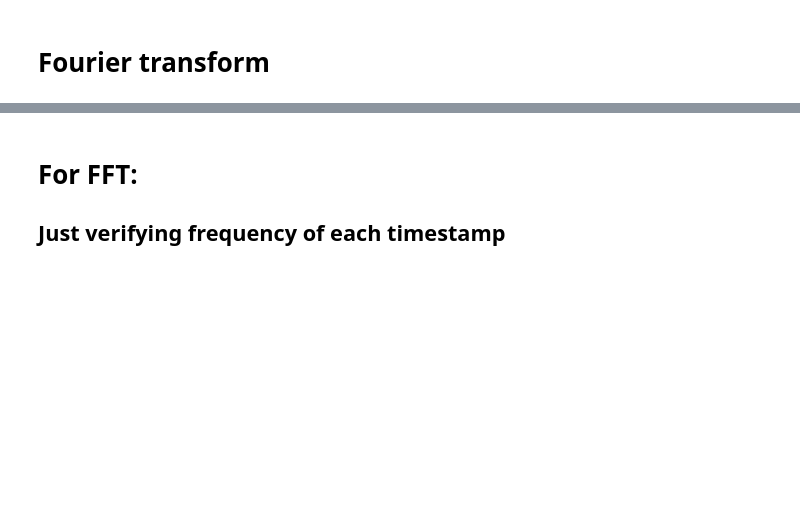
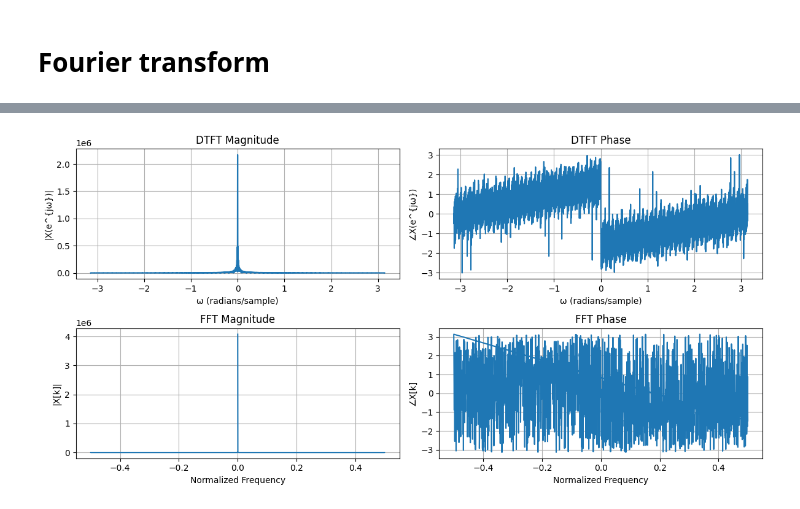
Before and after one commit to SamyakSS83/paradis-island-imckechode, a Jupyter notebook: Round_1/Algorithmic_trading/data_bottle_analysis.ipynb, the cells around one changed output, grey strips where cells are left out. Drawn from its saved outputs; the diff is of its cells as text; code cells hidden in the pictures; blank space fills up the shorter version.

Commit message:
Thus, no significant periodic pattern observed in squid ink

```diff
--- a/Round_1/Algorithmic_trading/data_bottle_analysis.ipynb
+++ b/Round_1/Algorithmic_trading/data_bottle_analysis.ipynb
@@ -65,57 +65,51 @@ plt.show()
 # %% [markdown]
 # Fourier transform
 # %%
-import numpy as np
-import matplotlib.pyplot as plt
-# from scipy.signal import diric  # just an example signal (optional)
+N_fft = 2048
+x = squid_ink_y
 
-def dtft(x, n, w):
-    """
-    Compute the DTFT of a signal x[n] over frequencies w.
+X_fft = np.fft.fft(x, N_fft)
+freq_fft = np.fft.fftfreq(N_fft, d=1)
 
-    Parameters:
-        x : ndarray
-            Signal values.
-        n : ndarray
-            Time indices corresponding to x.
-        w : ndarray
-            Frequencies (in radians) where DTFT is evaluated.
 
-    Returns:
-        X : ndarray
-            DTFT evaluated at frequencies in w.
-    """
-    x = squid_ink_y
-    n = np.asarray(n)
-    w = np.asarray(w)
+omega = np.linspace(-np.pi, np.pi, N_fft)
+X_dtft = np.array([sum(x[n] * np.exp(-1j * w * n) for n in range(len(x))) for w in omega])
 
-    # Compute DTFT using matrix multiplication
-    exponent = np.outer(n, w)  # shape (len(n), len(w))
-    X = np.dot(x, np.exp(-1j * exponent))  # shape (len(w),)
 
-    return X
+plt.figure(figsize=(12, 6))
 
-# Example usage
-N = 21
-n = squid_ink_data['timestamp'].to_numpy()
-x = squid_ink_y  # just a sample signal (Dirichlet function)
-w = np.linspace(-np.pi, np.pi, 1024)
 
-X = dtft(x, n, w)
-
-# Plot magnitude and phase
-plt.figure(figsize=(12, 5))
-plt.subplot(1, 2, 1)
-plt.plot(w, np.abs(X))
-plt.title('Magnitude Spectrum')
-plt.xlabel('Frequency (rad/sample)')
+plt.subplot(2, 2, 1)
+plt.plot(omega, np.abs(X_dtft))
+plt.title("DTFT Magnitude")
+plt.xlabel("ω (radians/sample)")
+plt.ylabel("|X(e^{jω})|")
 plt.grid()
 
-plt.subplot(1, 2, 2)
-plt.plot(w, np.angle(X))
-plt.title('Phase Spectrum')
-plt.xlabel('Frequency (rad/sample)')
+
+plt.subplot(2, 2, 2)
+plt.plot(omega, np.angle(X_dtft))
+plt.title("DTFT Phase")
+plt.xlabel("ω (radians/sample)")
+plt.ylabel("∠X(e^{jω})")
 plt.grid()
+
+
+plt.subplot(2, 2, 3)
+plt.plot(freq_fft, np.abs(X_fft))
+plt.title("FFT Magnitude")
+plt.xlabel("Normalized Frequency")
+plt.ylabel("|X[k]|")
+plt.grid()
+
+
+plt.subplot(2, 2, 4)
+plt.plot(freq_fft, np.angle(X_fft))
+plt.title("FFT Phase")
+plt.xlabel("Normalized Frequency")
+plt.ylabel("∠X[k]")
+plt.grid()
+
 plt.tight_layout()
 plt.show()
 # %% [output]
@@ -123,3 +116 @@ ImportError: cannot import name 'diric' from 'scipy.signal' (c:\Users\Asus\AppDa
+[figure, added]
-# %% [markdown]
-# For FFT:
-## Just verifying frequency of each timestamp
```
Also changed, not shown: parts of 3 cells of this notebook, 2 other files.
